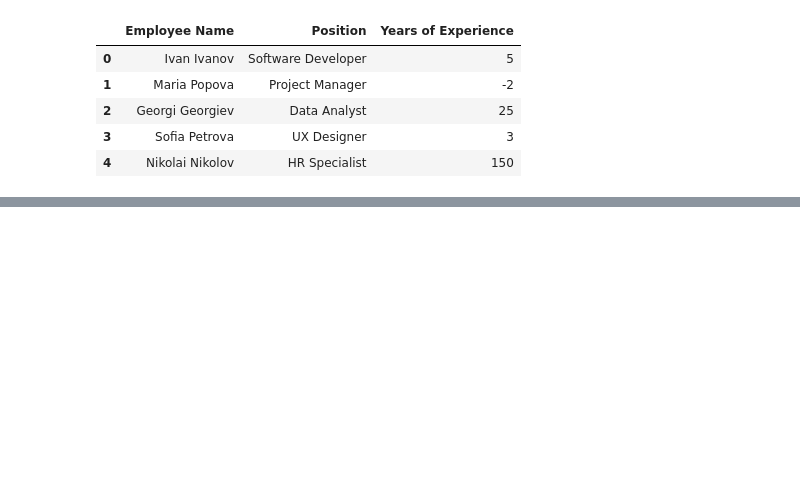
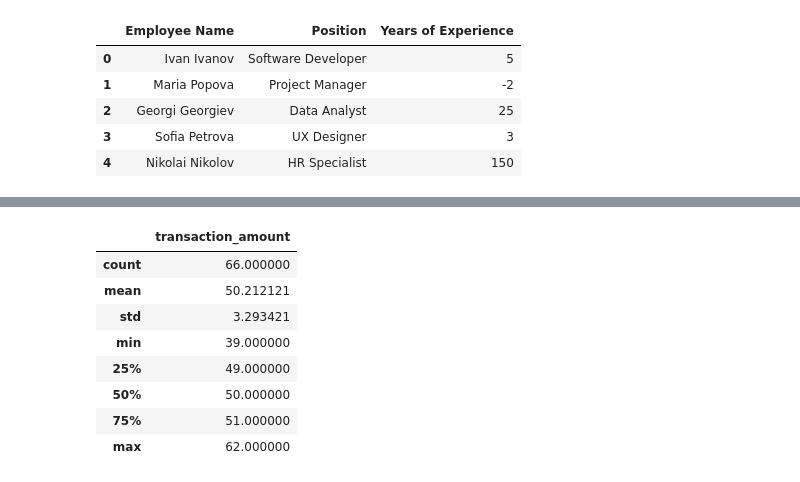
Before and after one commit to ProgressBG-Python-Course/JupyterNotebooksExamples, a Jupyter notebook: Notebooks/ETL/Data_Cleaning_Techniques.ipynb, the cells around one changed output, grey strips where cells are left out. Cells and saved outputs as stored; diff of their text form; code cells hidden in the pictures; blank space fills up the shorter version.

```diff
--- a/Notebooks/ETL/Data_Cleaning_Techniques.ipynb
+++ b/Notebooks/ETL/Data_Cleaning_Techniques.ipynb
@@ -457,0 +478,27 @@ valid_years_median = 5
+# %%
+# dataset of transaction amounts with less extreme outliers
+data = {
+    'transaction_amount': [
+        # Main data cluster
+        49, 51, 50, 50, 51, 52, 48, 49, 50, 51, 50, 49, 52, 48, 50, 51, 49, 50, 51, 52,
+        48, 50, 49, 51, 52, 49, 50, 51, 48, 52, 50, 49, 51, 50, 52, 48, 50, 51, 49, 50,
+        51, 52, 48, 50, 49, 51, 52, 49, 50, 51, 48, 52, 50, 49, 51, 50, 52, 48, 50, 51,
+        # outliers
+        40, 45, 60, 61, 62, 39
+    ]
+}
+
+df = pd.DataFrame(data)
+
+# show some stats on data:
+df.describe()
+# %% [output]
+|  | transaction_amount |
+| count | 66.000000 |
+| mean | 50.212121 |
+| std | 3.293421 |
+| min | 39.000000 |
+| 25% | 49.000000 |
+| 50% | 50.000000 |
+| 75% | 51.000000 |
+| max | 62.000000 |
```
Also changed, not shown: parts of 14 cells of this notebook, 1 other file.
